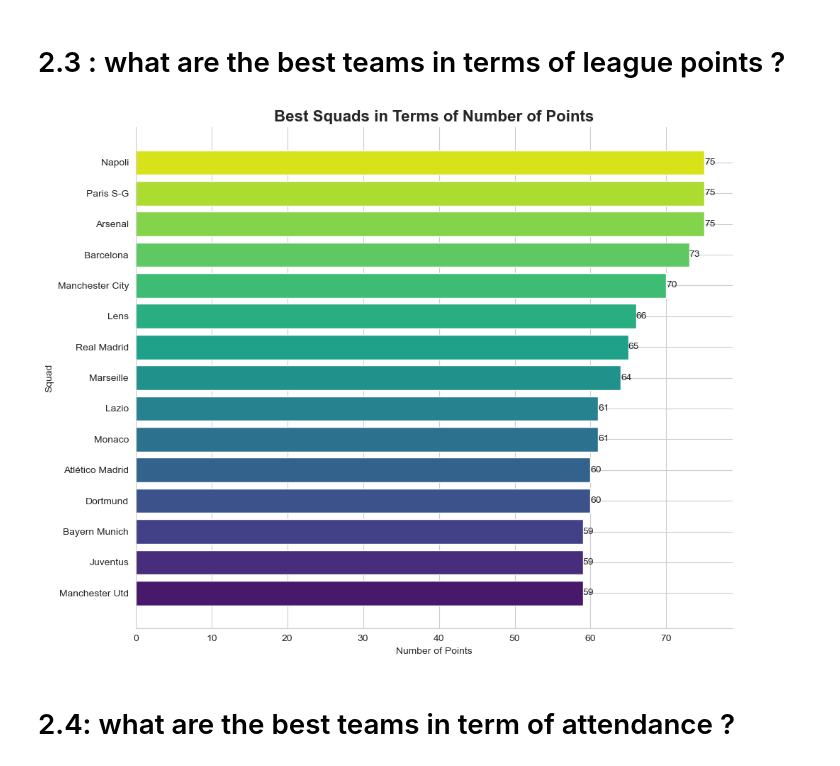
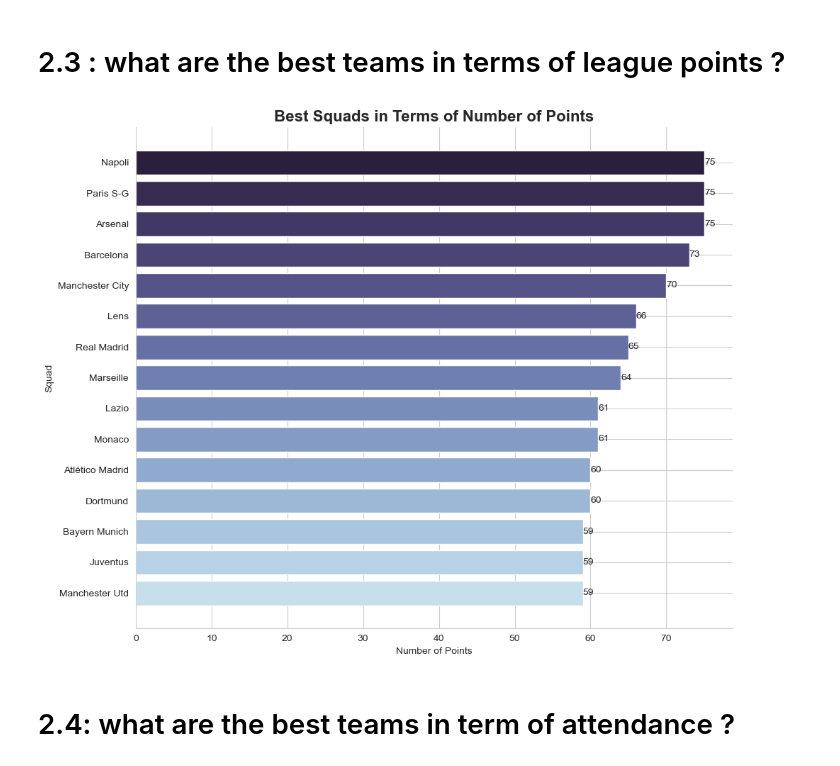
Before and after one commit to com-480-data-visualization/com-480-project-DonPollo, a Jupyter notebook: milestone1.ipynb, the cells around one changed output. Cells and saved outputs as stored; diff of their text form; code cells hidden in the pictures.

Commit message:
more visualisations

```diff
--- a/milestone1.ipynb
+++ b/milestone1.ipynb
@@ -158,31 +156,31 @@ plt.show()
 # %%
 sns.set_style("whitegrid")
 
 teamStatsDf_sorted = teamStatsDf.sort_values(by="Pts", ascending=True)
 
 teamStatsDf_sorted= teamStatsDf_sorted.tail(15)
 
 # Creating the horizontal bar plot
 plt.figure(figsize=(10, 8))
-bars = plt.barh(teamStatsDf_sorted['Squad'], teamStatsDf_sorted['Pts'], color=sns.color_palette("viridis", 15))
+bars = plt.barh(teamStatsDf_sorted['Squad'], teamStatsDf_sorted['Pts'], color=sns.color_palette("ch:s=.25,rot=-.25", n_colors=15))
 
 # Adding the data labels
 for bar in bars:
     plt.text(bar.get_width(), bar.get_y() + bar.get_height() / 2,
              f'{bar.get_width()}',
              va='center', ha='left')
 
 # Adding titles and labels
 plt.xlabel('Number of Points')
 plt.ylabel('Squad')
 plt.title('Best Squads in Terms of Number of Points', fontsize=16, fontweight='bold')
 
 sns.despine()
 
 plt.tight_layout()
 plt.show()
 # %% [output]
-[figure, old version]
+[figure, new version]
 # %% [markdown]
 # 2.4: what are the best teams in term of attendance ?
 # %%
```
Also changed, not shown: parts of 23 cells of this notebook, 1 other file.
